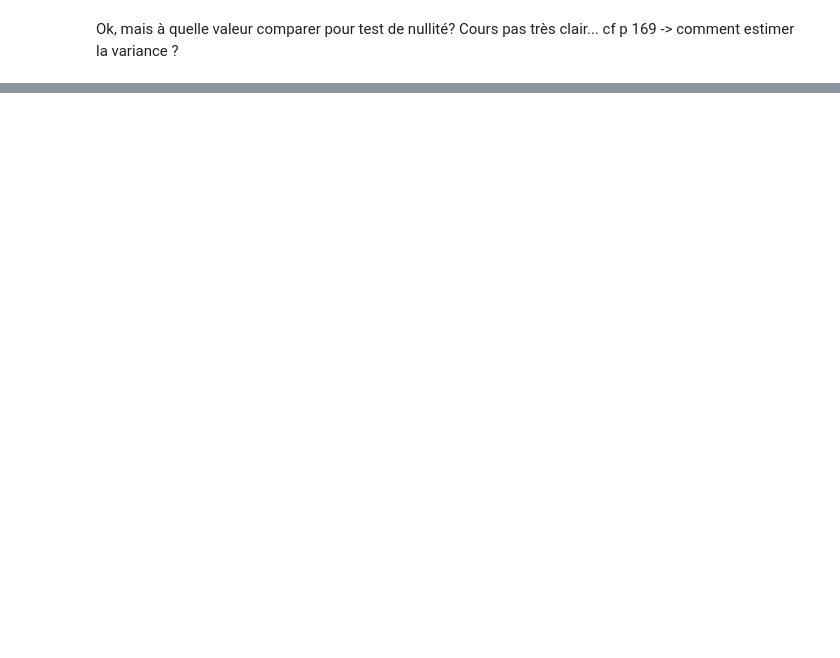
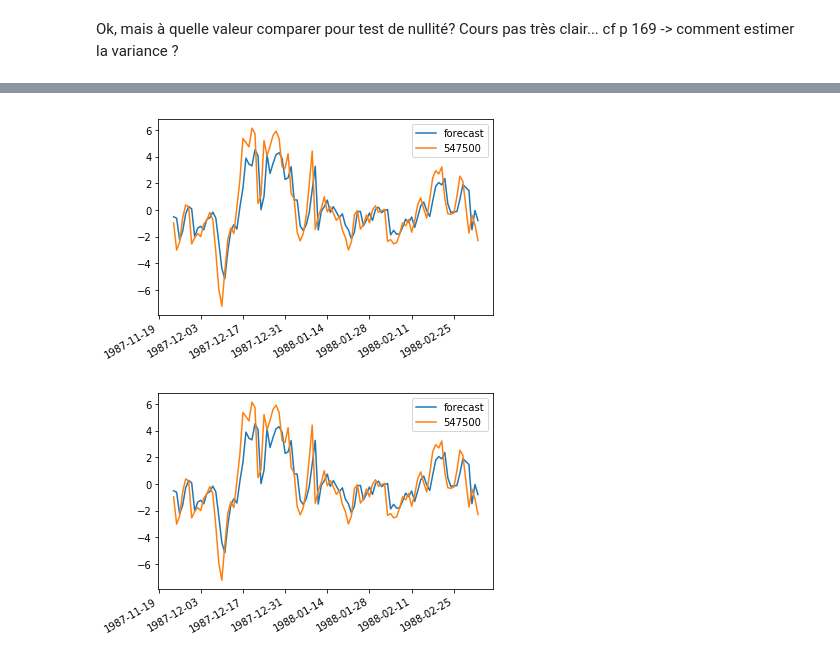
Before and after one commit to ocoudray/project-stats-temperatures, a Jupyter notebook: decompose_sm.ipynb, the cells around one changed output, grey strips where cells are left out. Saved outputs shown, nothing was run; the diff lists cells and outputs as text; code cells hidden in the pictures; blank space fills up the shorter version.

```diff
--- a/decompose_sm.ipynb
+++ b/decompose_sm.ipynb
@@ -111,0 +118,3 @@ array([ 1.00000000e+00,  7.31362953e-01,  5.02667935e-01,  3.59239265e-01,
+# %%
+model1 = sm.tsa.ARMA(resid, (6,0))
+result1 = model1.fit(disp=False)
@@ -111,0 +182,5 @@ array([ 1.00000000e+00,  7.31362953e-01,  5.02667935e-01,  3.59239265e-01,
+# %%
+result1.plot_predict(10000,10100)
+# %% [output]
+[figure, added]
+[figure, added]
```
Also changed, not shown: parts of 20 cells of this notebook, 1 other file.
